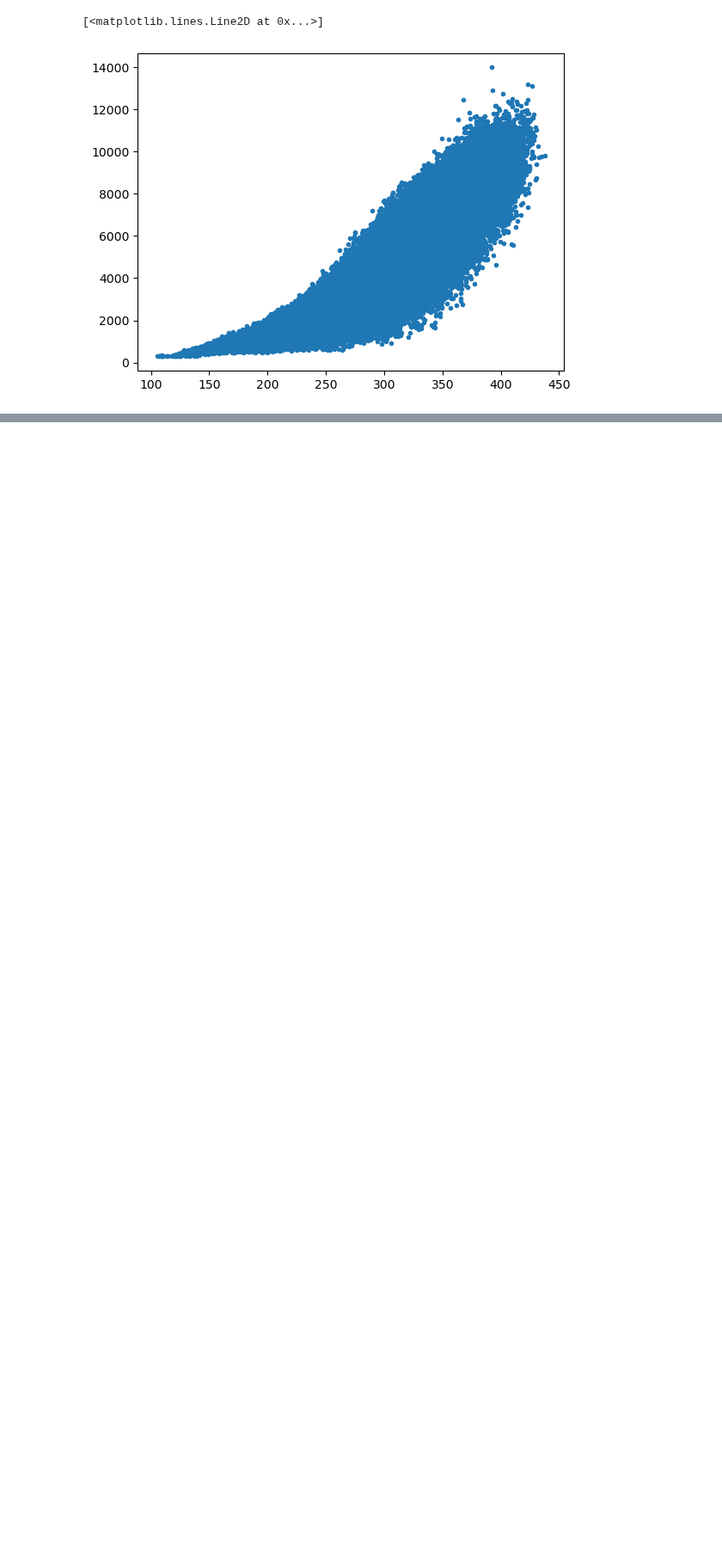
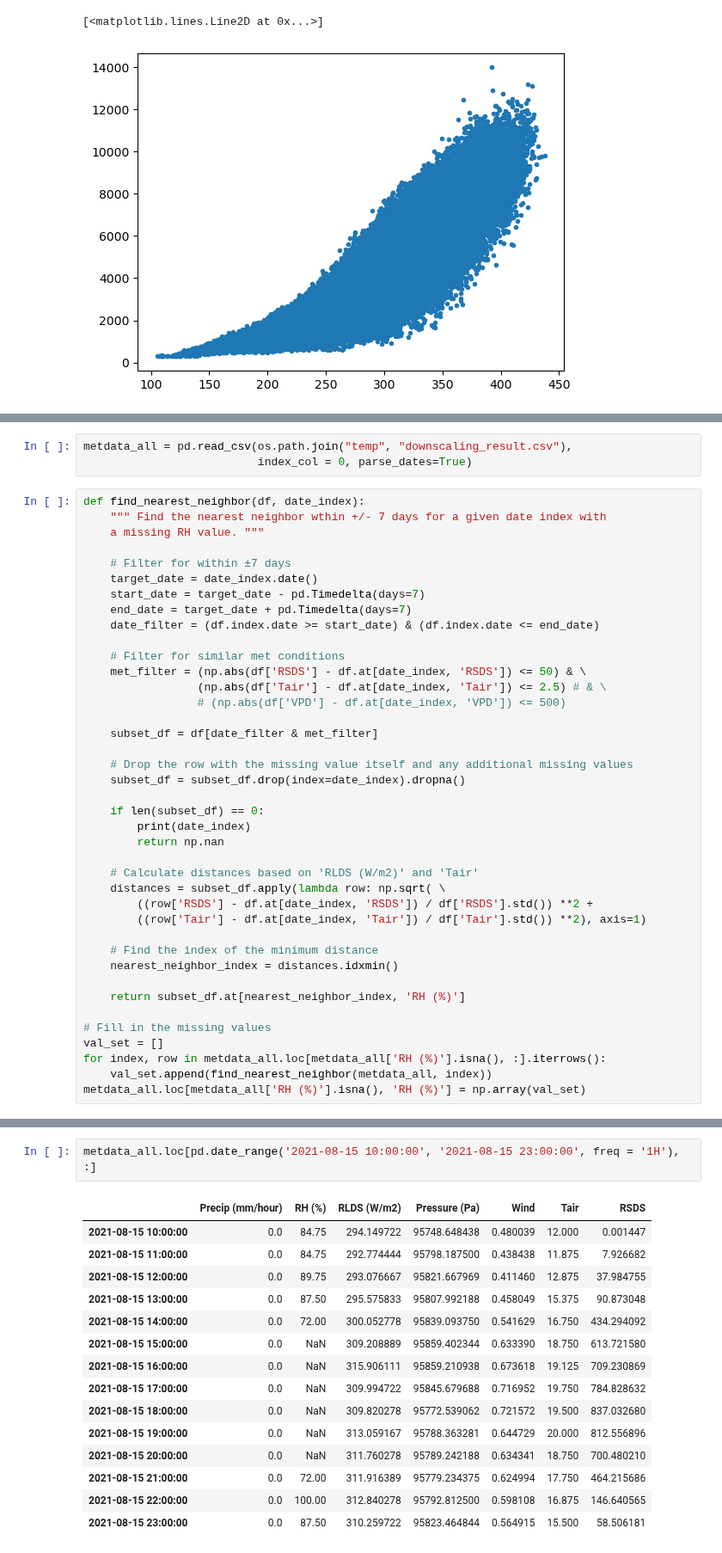
Before and after one commit to ypwong22/erw_scripts, a Jupyter notebook: create_metCSV.ipynb, the cells around one changed output, grey strips where cells are left out. Shown at 86% size. Drawn from its saved outputs; the diff is of its cells as text; blank space fills up the shorter version.

```diff
--- a/create_metCSV.ipynb
+++ b/create_metCSV.ipynb
@@ -387,0 +390,43 @@ plt.plot(metdata_all['RLDS (W/m2)'], flds, '.')
+# %%
+metdata_all = pd.read_csv(os.path.join("temp", "downscaling_result.csv"),
+                          index_col = 0, parse_dates=True)
+# %%
+def find_nearest_neighbor(df, date_index):
+    """ Find the nearest neighbor wthin +/- 7 days for a given date index with
+    a missing RH value. """
+
+    # Filter for within ±7 days
+    target_date = date_index.date()
+    start_date = target_date - pd.Timedelta(days=7)
+    end_date = target_date + pd.Timedelta(days=7)
+    date_filter = (df.index.date >= start_date) & (df.index.date <= end_date)
+
+    # Filter for similar met conditions
+    met_filter = (np.abs(df['RSDS'] - df.at[date_index, 'RSDS']) <= 50) & \
+                 (np.abs(df['Tair'] - df.at[date_index, 'Tair']) <= 2.5) # & \
+                 # (np.abs(df['VPD'] - df.at[date_index, 'VPD']) <= 500)
+
+    subset_df = df[date_filter & met_filter]
+
+    # Drop the row with the missing value itself and any additional missing values
+    subset_df = subset_df.drop(index=date_index).dropna()
+
+    if len(subset_df) == 0:
+        print(date_index)
+        return np.nan
+
+    # Calculate distances based on 'RLDS (W/m2)' and 'Tair'
+    distances = subset_df.apply(lambda row: np.sqrt( \
+        ((row['RSDS'] - df.at[date_index, 'RSDS']) / df['RSDS'].std()) **2 +
+        ((row['Tair'] - df.at[date_index, 'Tair']) / df['Tair'].std()) **2), axis=1)
+
+    # Find the index of the minimum distance
+    nearest_neighbor_index = distances.idxmin()
+
+    return subset_df.at[nearest_neighbor_index, 'RH (%)']
+
+# Fill in the missing values
+val_set = []
+for index, row in metdata_all.loc[metdata_all['RH (%)'].isna(), :].iterrows():
+    val_set.append(find_nearest_neighbor(metdata_all, index))
+metdata_all.loc[metdata_all['RH (%)'].isna(), 'RH (%)'] = np.array(val_set)
@@ -387,0 +440,18 @@ plt.plot(metdata_all['RLDS (W/m2)'], flds, '.')
+# %%
+metdata_all.loc[pd.date_range('2021-08-15 10:00:00', '2021-08-15 23:00:00', freq = '1H'), :]
+# %% [output]
+|  | Precip (mm/hour) | RH (%) | RLDS (W/m2) | Pressure (Pa) | Wind | Tair | RSDS |
+| 2021-08-15 10:00:00 | 0.0 | 84.75 | 294.149722 | 95748.648438 | 0.480039 | 12.000 | 0.001447 |
+| 2021-08-15 11:00:00 | 0.0 | 84.75 | 292.774444 | 95798.187500 | 0.438438 | 11.875 | 7.926682 |
+| 2021-08-15 12:00:00 | 0.0 | 89.75 | 293.076667 | 95821.667969 | 0.411460 | 12.875 | 37.984755 |
+| 2021-08-15 13:00:00 | 0.0 | 87.50 | 295.575833 | 95807.992188 | 0.458049 | 15.375 | 90.873048 |
+| 2021-08-15 14:00:00 | 0.0 | 72.00 | 300.052778 | 95839.093750 | 0.541629 | 16.750 | 434.294092 |
+| 2021-08-15 15:00:00 | 0.0 | NaN | 309.208889 | 95859.402344 | 0.633390 | 18.750 | 613.721580 |
+| 2021-08-15 16:00:00 | 0.0 | NaN | 315.906111 | 95859.210938 | 0.673618 | 19.125 | 709.230869 |
+| 2021-08-15 17:00:00 | 0.0 | NaN | 309.994722 | 95845.679688 | 0.716952 | 19.750 | 784.828632 |
+| 2021-08-15 18:00:00 | 0.0 | NaN | 309.820278 | 95772.539062 | 0.721572 | 19.500 | 837.032680 |
+| 2021-08-15 19:00:00 | 0.0 | NaN | 313.059167 | 95788.363281 | 0.644729 | 20.000 | 812.556896 |
+| 2021-08-15 20:00:00 | 0.0 | NaN | 311.760278 | 95789.242188 | 0.634341 | 18.750 | 700.480210 |
+| 2021-08-15 21:00:00 | 0.0 | 72.00 | 311.916389 | 95779.234375 | 0.624994 | 17.750 | 464.215686 |
+| 2021-08-15 22:00:00 | 0.0 | 100.00 | 312.840278 | 95792.812500 | 0.598108 | 16.875 | 146.640565 |
+| 2021-08-15 23:00:00 | 0.0 | 87.50 | 310.259722 | 95823.464844 | 0.564915 | 15.500 | 58.506181 |
```
Also changed, not shown: parts of 4 cells of this notebook, 1 other file.
